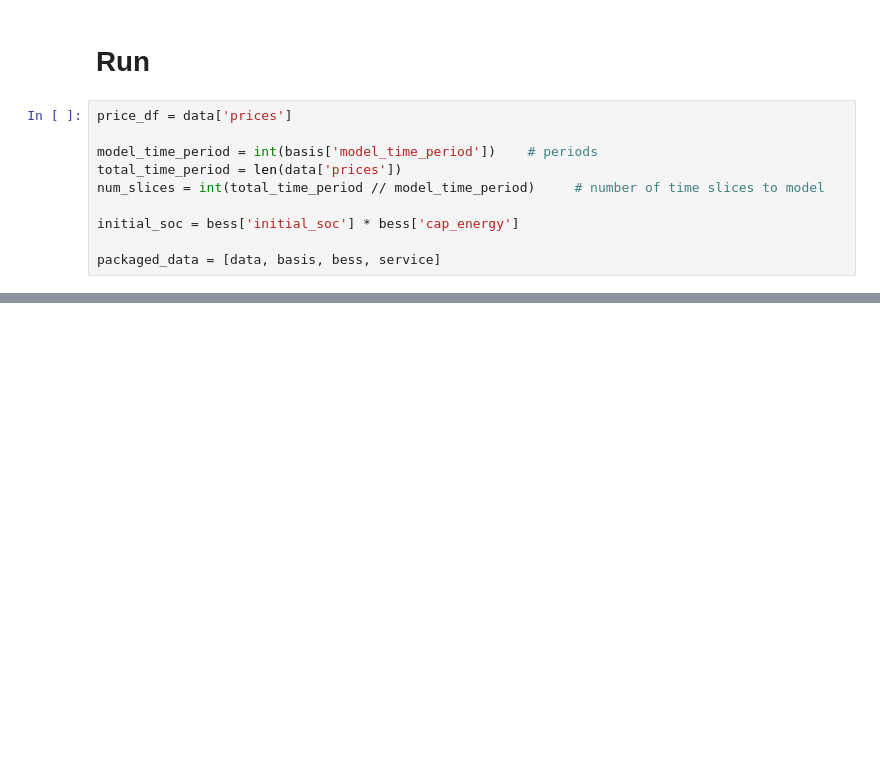
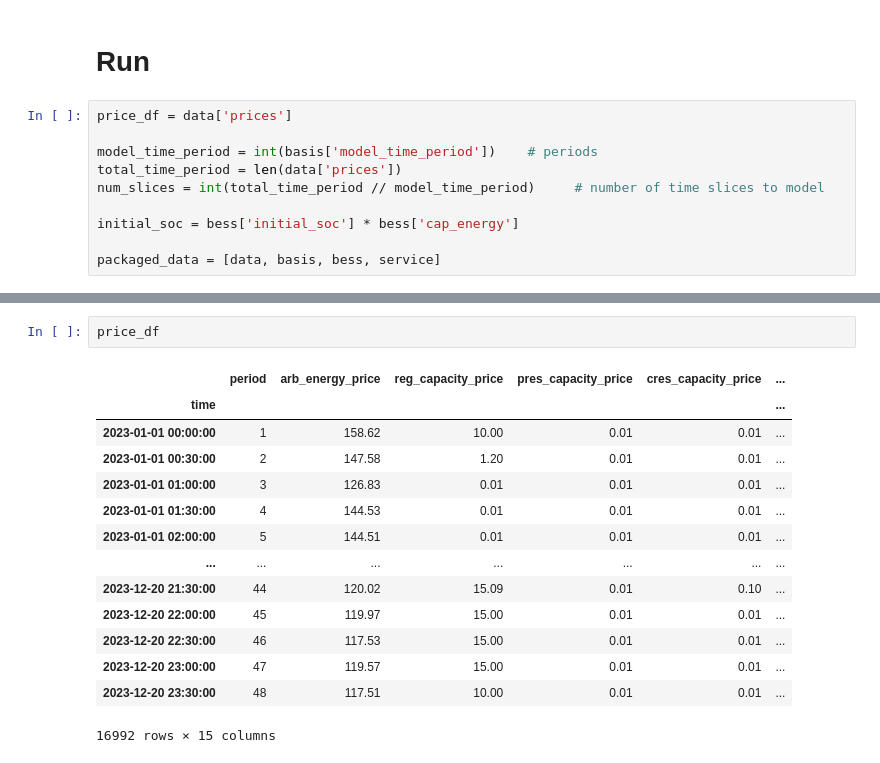
Before and after one commit to AlmostDoneButNever/bess-optimizer, a Jupyter notebook: model.ipynb, the cells around one changed output, grey strips where cells are left out. Saved outputs shown, nothing was run; the diff lists cells and outputs as text; blank space fills up the shorter version.

```diff
--- a/model.ipynb
+++ b/model.ipynb
@@ -468 +481,18 @@ HTML file generated:s5_test_3.html
+# %%
+price_df
+# %% [output]
+|  | period | arb_energy_price | reg_capacity_price | pres_capacity_price | cres_capacity_price | ... |
+| time |  |  |  |  |  | ... |
+| 2023-01-01 00:00:00 | 1 | 158.62 | 10.00 | 0.01 | 0.01 | ... |
+| 2023-01-01 00:30:00 | 2 | 147.58 | 1.20 | 0.01 | 0.01 | ... |
+| 2023-01-01 01:00:00 | 3 | 126.83 | 0.01 | 0.01 | 0.01 | ... |
+| 2023-01-01 01:30:00 | 4 | 144.53 | 0.01 | 0.01 | 0.01 | ... |
+| 2023-01-01 02:00:00 | 5 | 144.51 | 0.01 | 0.01 | 0.01 | ... |
+| ... | ... | ... | ... | ... | ... | ... |
+| 2023-12-20 21:30:00 | 44 | 120.02 | 15.09 | 0.01 | 0.10 | ... |
+| 2023-12-20 22:00:00 | 45 | 119.97 | 15.00 | 0.01 | 0.01 | ... |
+| 2023-12-20 22:30:00 | 46 | 117.53 | 15.00 | 0.01 | 0.01 | ... |
+| 2023-12-20 23:00:00 | 47 | 119.57 | 15.00 | 0.01 | 0.01 | ... |
+| 2023-12-20 23:30:00 | 48 | 117.51 | 10.00 | 0.01 | 0.01 | ... |
+16992 rows × 15 columns
 # %%
```
Also changed, not shown: parts of 7 cells of this notebook, 45 other files.
